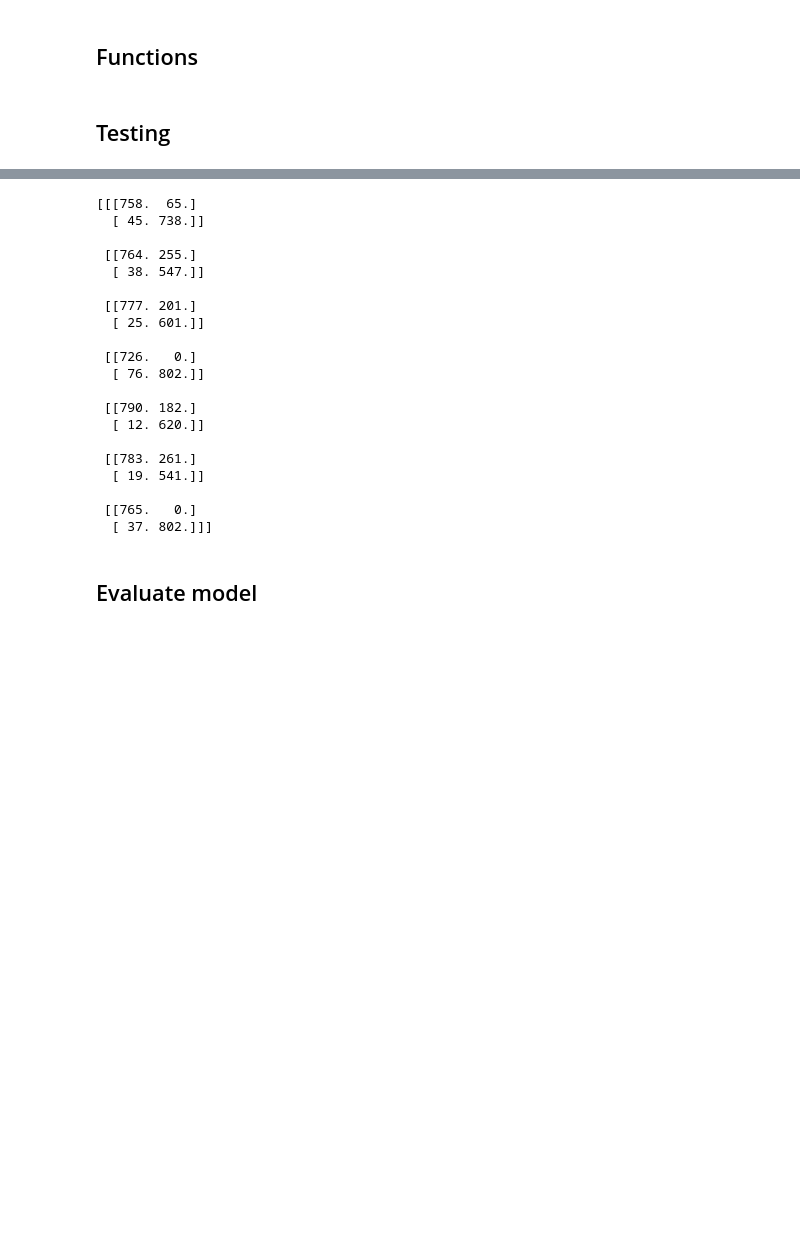
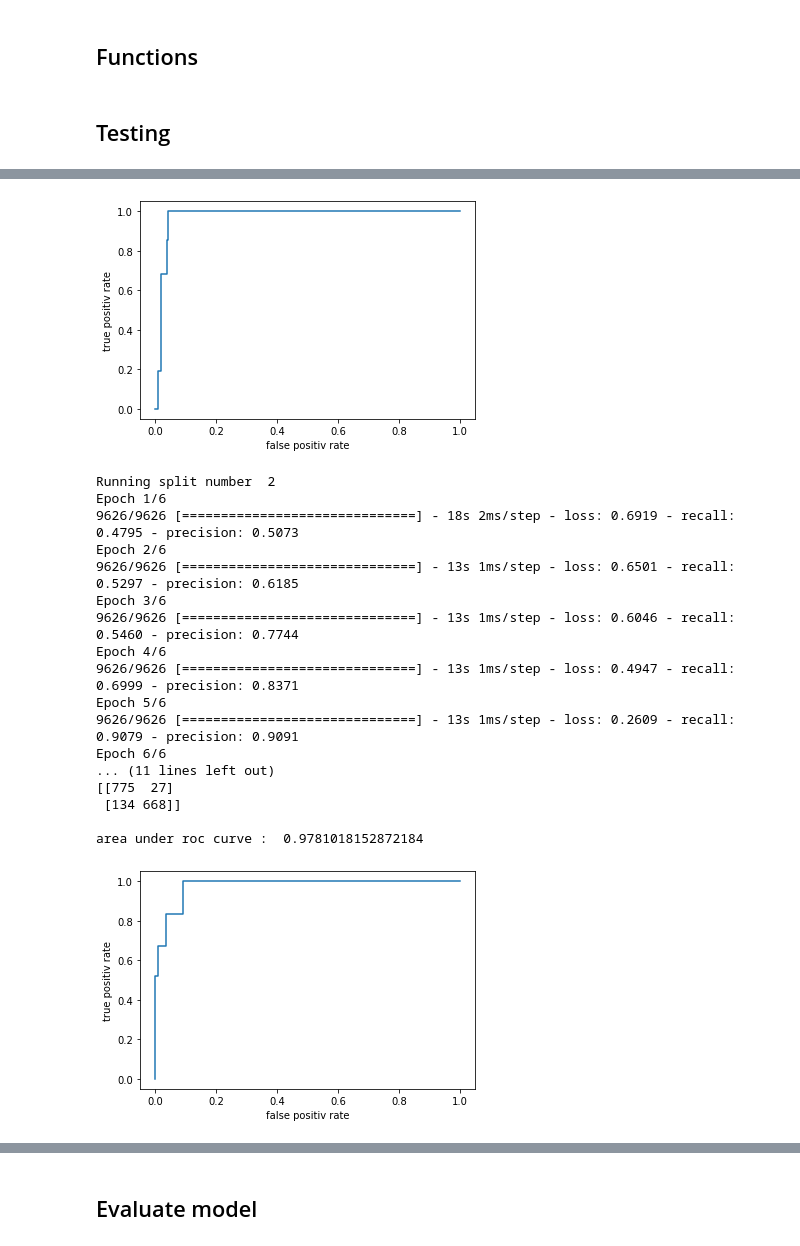
Before and after one commit to Blackbird0-o/projet-M1-IA, a Jupyter notebook: Final_Nbook_w_crossval.ipynb, the cells around one changed output, grey strips where cells are left out. Saved outputs shown, nothing was run; the diff lists cells and outputs as text; code cells hidden in the pictures; blank space fills up the shorter version.

```diff
--- a/Final_Nbook_w_crossval.ipynb
+++ b/Final_Nbook_w_crossval.ipynb
@@ -302,7 +324,7 @@ def f1(y_true, y_pred):
 # %% [markdown]
 ## Data load
 # %%
-def data_load_for_cross(path='drive/My Drive/M1/IA/'):
+def data_load_for_cross(path='drive/My Drive/data/'):
   '''
   Loads data into one single dataset.
   Takes only the path as parameter and returns two numpy arrays X and y
@@ -348,7 +370,7 @@ def maxinet_cross(x_train,y_train,x_test,y_test, tst=False):
 
   model.add(Dense(1, activation='sigmoid'))
 
-  model.compile(optimizer='adam', loss='binary_crossentropy',metrics=[precision]) #[f1, precision, "accuracy"]
+  model.compile(optimizer='adam', loss='binary_crossentropy',metrics=[recall, precision]) #[f1, precision, "accuracy"]
   if tst:
     model.fit(x_train, y_train,
                     epochs=1,
@@ -358,11 +380,10 @@ def maxinet_cross(x_train,y_train,x_test,y_test, tst=False):
     model.fit(x_train, y_train,
                     epochs=6,
                     shuffle = True,
-                    batch_size=32,
-                    validation_data=(x_test, y_test))
+                    batch_size=32)
 
 
-  return np.rint(model.predict(x_test))
+  return model.predict(x_test)
 # %%
 def cross_validation(X, y, splits=5, testing=False):
   # Separate exoplanet stars from non-exoplanet stars
@@ -376,6 +397,8 @@ def cross_validation(X, y, splits=5, testing=False):
   split_stars = kf.split(x_stars)
   split_exo = kf.split(x_exo)
   scores = np.zeros((splits, 2, 2))
+  ROC = np.zeros(splits)
+  ID_issues = np.zeros(splits)
 
   for k in range(splits):
     # A bit of info
@@ -408,12 +431,12 @@ def cross_validation(X, y, splits=5, testing=False):
 
     # Run and evaluate NN
     pred = maxinet_cross(x_tra, y_tra, x_tst, y_tst, tst=testing)
-    scores[k] = getScores_cross(y_tst, pred)
+    scores[k], ROC[k] = metrics_scores_cross(y_tst, pred,display=True)
 
-  return scores
+  return scores, ROC
 # %% [markdown]
 ## Testing
 # %%
-Scores = cross_validation(x, y, 7)
+Scores, Roc = cross_validation(x, y, 7, testing = False)
 # %% [output]
 Running split number  1
@@ -435,0 +459,19 @@ Epoch 6/6
+[figure, added]
+Running split number  2
+Epoch 1/6
+9626/9626 [==============================] - 18s 2ms/step - loss: 0.6919 - recall: 0.4795 - precision: 0.5073
+Epoch 2/6
+9626/9626 [==============================] - 13s 1ms/step - loss: 0.6501 - recall: 0.5297 - precision: 0.6185
+Epoch 3/6
+9626/9626 [==============================] - 13s 1ms/step - loss: 0.6046 - recall: 0.5460 - precision: 0.7744
+Epoch 4/6
+9626/9626 [==============================] - 13s 1ms/step - loss: 0.4947 - recall: 0.6999 - precision: 0.8371
+Epoch 5/6
+9626/9626 [==============================] - 13s 1ms/step - loss: 0.2609 - recall: 0.9079 - precision: 0.9091
+Epoch 6/6
+... (11 lines left out)
+[[775  27]
+ [134 668]]
+
+area under roc curve :  0.9781018152872184
+[figure, added]
@@ -436,26 +568,3 @@ Epoch 6/6
-# %%
-print(Scores)
-# %% [output]
-[[[758.  65.]
-  [ 45. 738.]]
-
- [[764. 255.]
-  [ 38. 547.]]
-
- [[777. 201.]
-  [ 25. 601.]]
-
- [[726.   0.]
-  [ 76. 802.]]
-
- [[790. 182.]
-  [ 12. 620.]]
-
- [[783. 261.]
-  [ 19. 541.]]
-
- [[765.   0.]
-  [ 37. 802.]]]
 # %% [markdown]
 ## Evaluate model
 # %%
```
Also changed, not shown: parts of 5 cells of this notebook, 3 other files.
